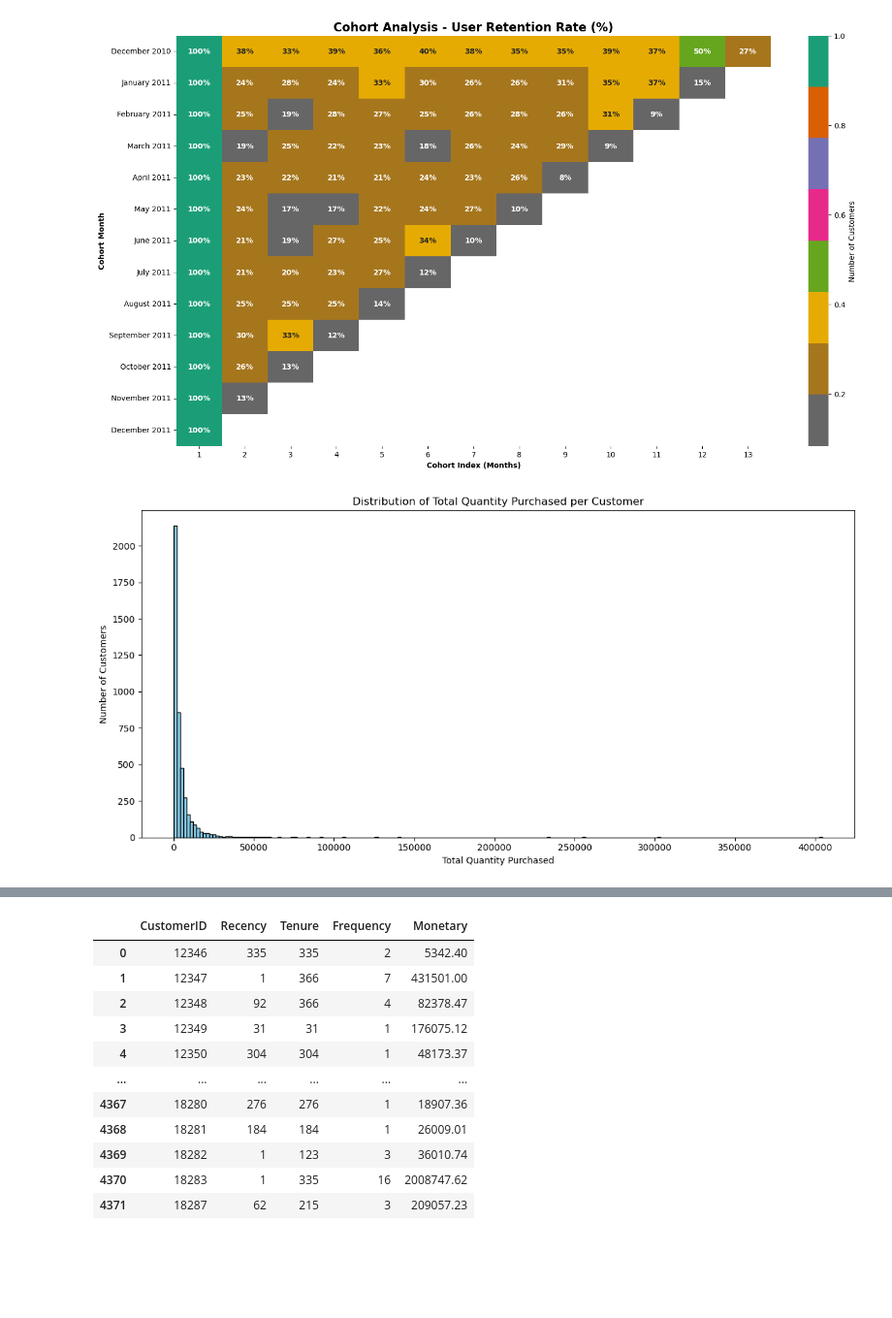
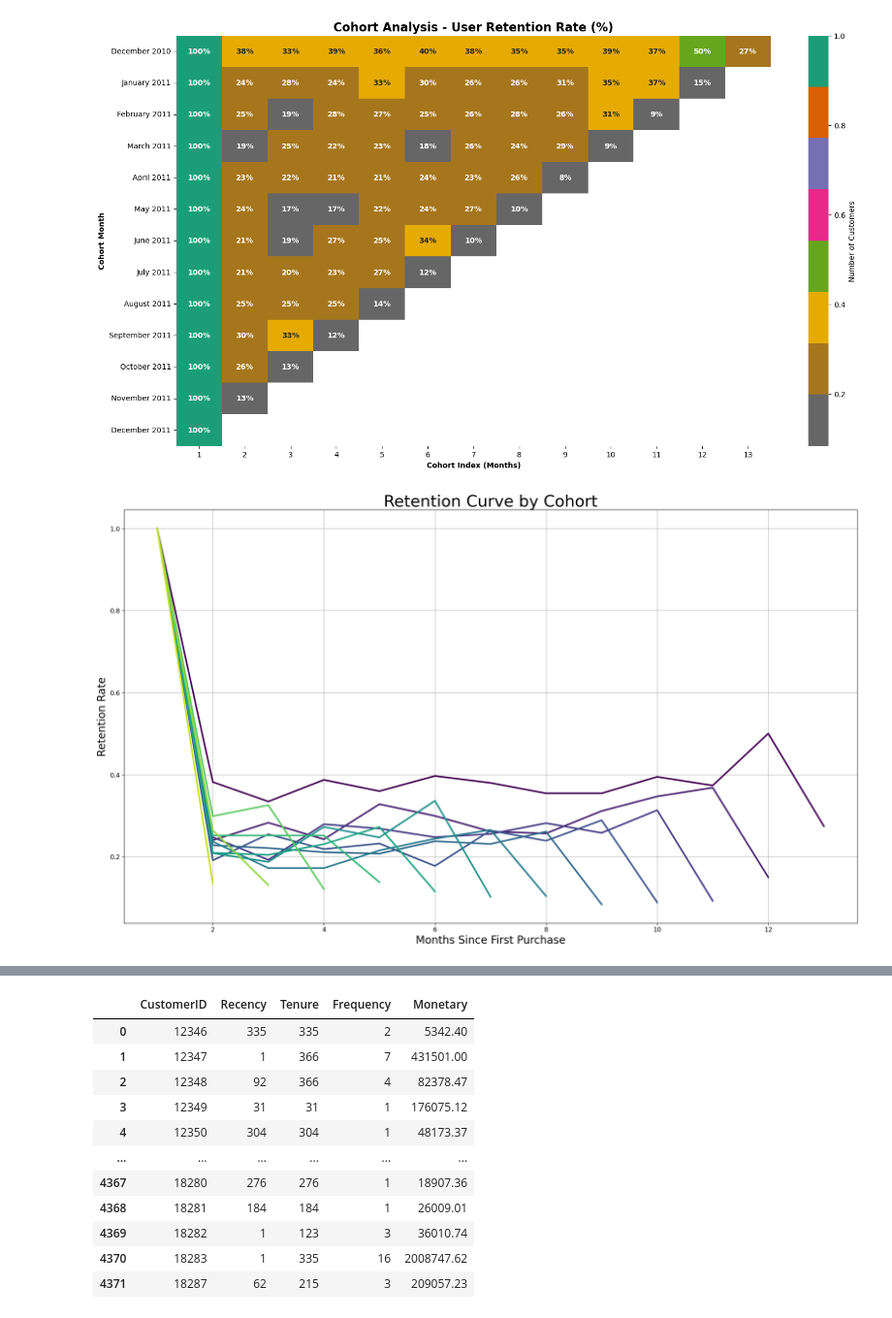
Before and after one commit to Halimat92/Cohort-Analysis-on-E-shop-pro, a Jupyter notebook: Cohort-Analysis-on-E-Shop-Pro.ipynb, the cells around one changed output, grey strips where cells are left out. Shown at 97% size. Saved outputs shown, nothing was run; the diff lists cells and outputs as text; code cells hidden in the pictures; blank space fills up the shorter version.

```diff
--- a/Cohort-Analysis-on-E-Shop-Pro.ipynb
+++ b/Cohort-Analysis-on-E-Shop-Pro.ipynb
@@ -667,17 +711,3 @@ plt.ylabel('Cohort Month', fontweight='bold')
 plt.show()
 # %% [output]
 [figure]
-# %%
-# Total purchases per customer
-purchase_distribution = data.groupby('CustomerID')['Quantity'].sum()
-
-# Histogram
-plt.figure(figsize=(12, 6))
-plt.hist(purchase_distribution, bins=200, color='skyblue', edgecolor='black')
-plt.title('Distribution of Total Quantity Purchased per Customer')
-plt.xlabel('Total Quantity Purchased')
-plt.ylabel('Number of Customers')
-plt.tight_layout()
-plt.show()
-# %% [output]
-[figure, removed]
@@ -683,0 +724,16 @@ plt.show()
+# %%
+# Set the figure size inside the plot call
+retention.T.plot(legend=False, cmap='viridis', linewidth=3, figsize=(20, 12))
+
+plt.title('Retention Curve by Cohort', fontsize=30)
+plt.xlabel('Months Since First Purchase', fontsize=20)
+plt.ylabel('Retention Rate', fontsize=20)
+
+plt.xticks(fontsize=12)
+plt.yticks(fontsize=12)
+
+plt.grid(True)
+plt.tight_layout()
+plt.show()
+# %% [output]
+[figure, added]
```
Also changed, not shown: parts of 69 cells of this notebook.
